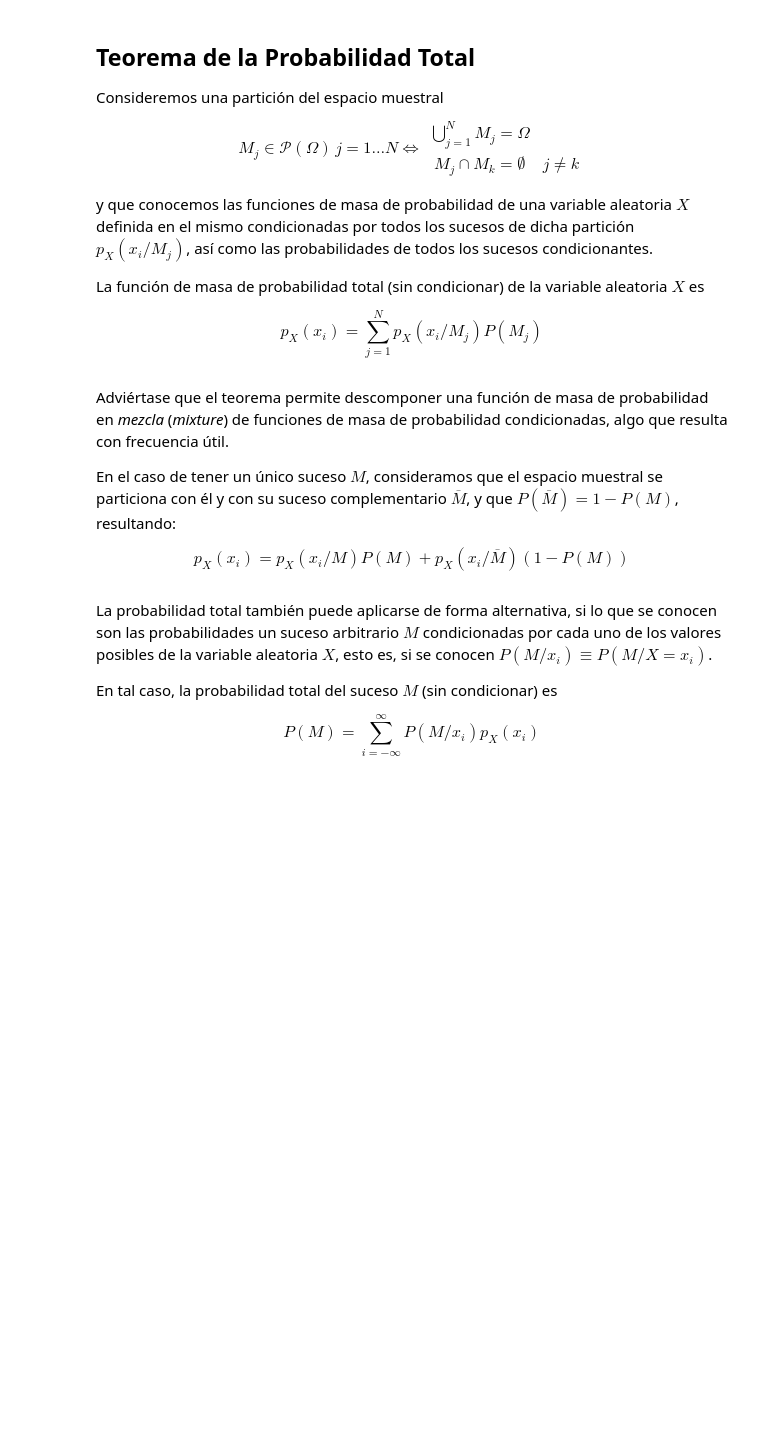
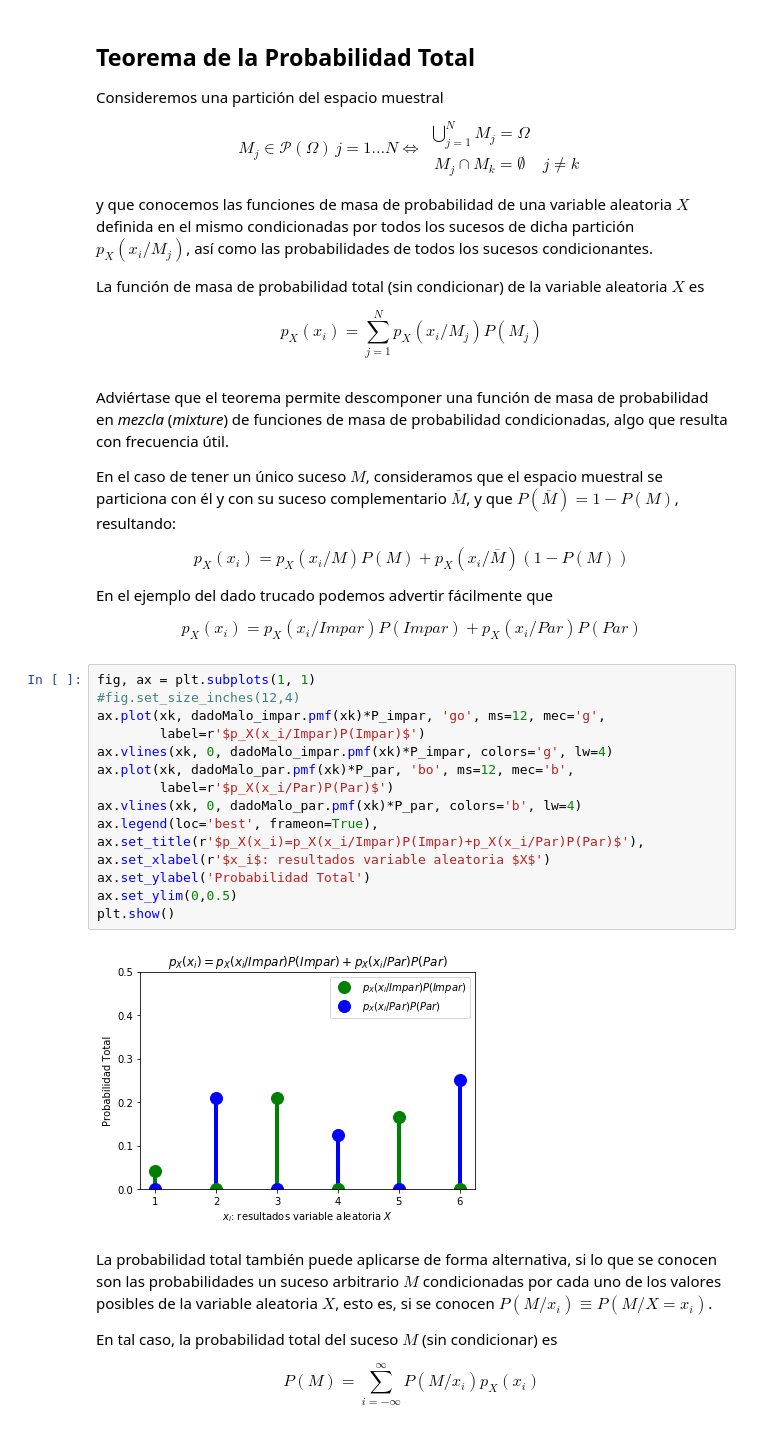
Before and after one commit to jruizalz/EPE-ULPGC, a Jupyter notebook: Bloque_2/2.VariableDiscreta.ipynb, the cells around one changed output. Saved outputs shown, nothing was run; the diff lists cells and outputs as text; blank space fills up the shorter version.

```diff
--- a/Bloque_2/2.VariableDiscreta.ipynb
+++ b/Bloque_2/2.VariableDiscreta.ipynb
@@ -110,6 +174,27 @@ Adviértase que el teorema permite descomponer una función de masa de probabili
 En el caso de tener un único suceso $M$, consideramos que el espacio muestral se particiona con él y con su suceso complementario $\overline M$, y que $P(\overline M)=1-P(M)$, resultando:
 
 $$p_X(x_i)=p_X(x_i/M)P(M)+p_X(x_i/\overline M)(1-P(M))$$
+
+En el ejemplo del dado trucado podemos advertir fácilmente que
+
+$$p_X(x_i) = p_X(x_i/Impar)P(Impar) + p_X(x_i/Par)P(Par)$$
+# %%
+fig, ax = plt.subplots(1, 1)
+#fig.set_size_inches(12,4)
+ax.plot(xk, dadoMalo_impar.pmf(xk)*P_impar, 'go', ms=12, mec='g',
+        label=r'$p_X(x_i/Impar)P(Impar)$')
+ax.vlines(xk, 0, dadoMalo_impar.pmf(xk)*P_impar, colors='g', lw=4)
+ax.plot(xk, dadoMalo_par.pmf(xk)*P_par, 'bo', ms=12, mec='b',
+        label=r'$p_X(x_i/Par)P(Par)$')
+ax.vlines(xk, 0, dadoMalo_par.pmf(xk)*P_par, colors='b', lw=4)
+ax.legend(loc='best', frameon=True),
+ax.set_title(r'$p_X(x_i)=p_X(x_i/Impar)P(Impar)+p_X(x_i/Par)P(Par)$'),
+ax.set_xlabel(r'$x_i$: resultados variable aleatoria $X$')
+ax.set_ylabel('Probabilidad Total')
+ax.set_ylim(0,0.5)
+plt.show()
+# %% [output]
+[figure, added]
 # %% [markdown]
 La probabilidad total también puede aplicarse de forma alternativa, si lo que se conocen son las probabilidades un suceso arbitrario $M$ condicionadas por cada uno de los valores posibles de la variable aleatoria $X$, esto es, si se conocen $P(M/x_i)\equiv P(M/X=x_i)$.
 
```
Also changed, not shown: parts of 12 cells of this notebook.
